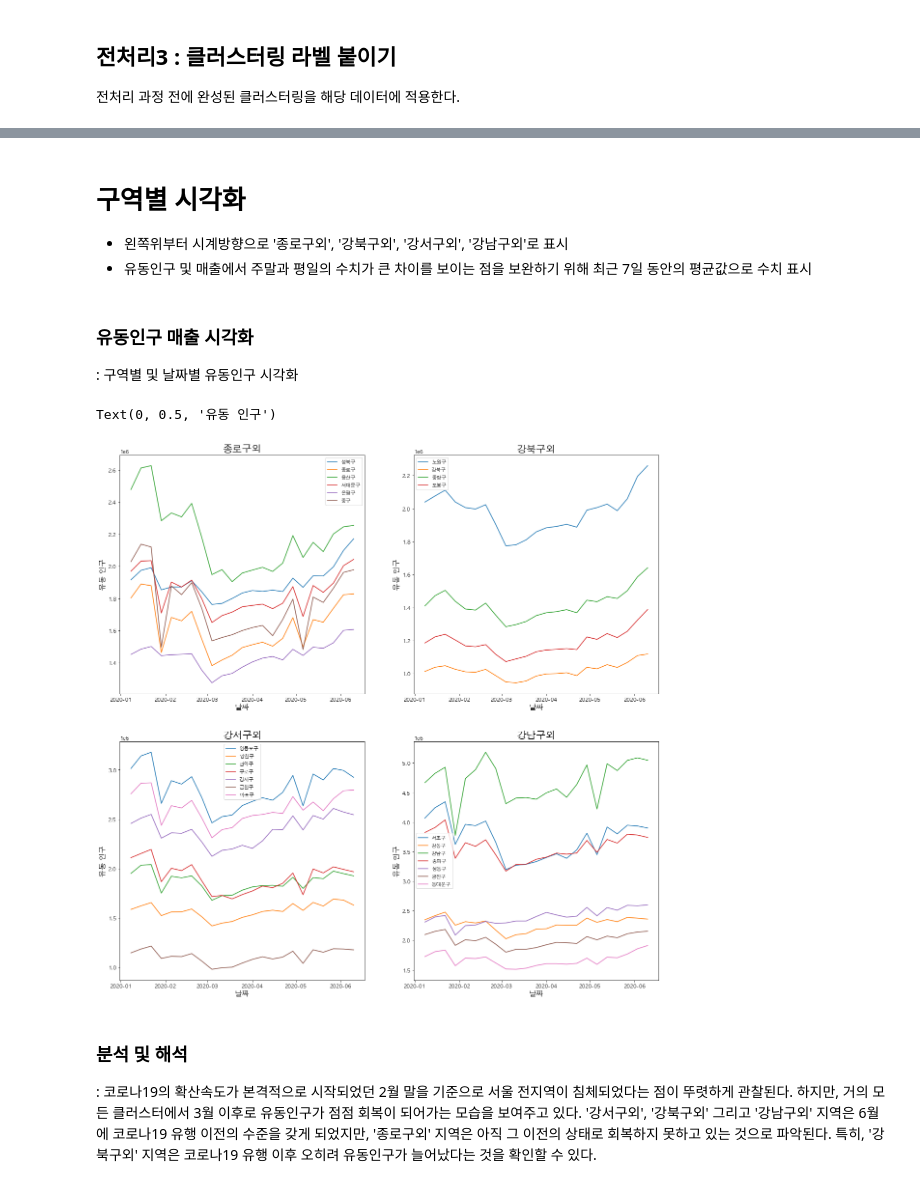
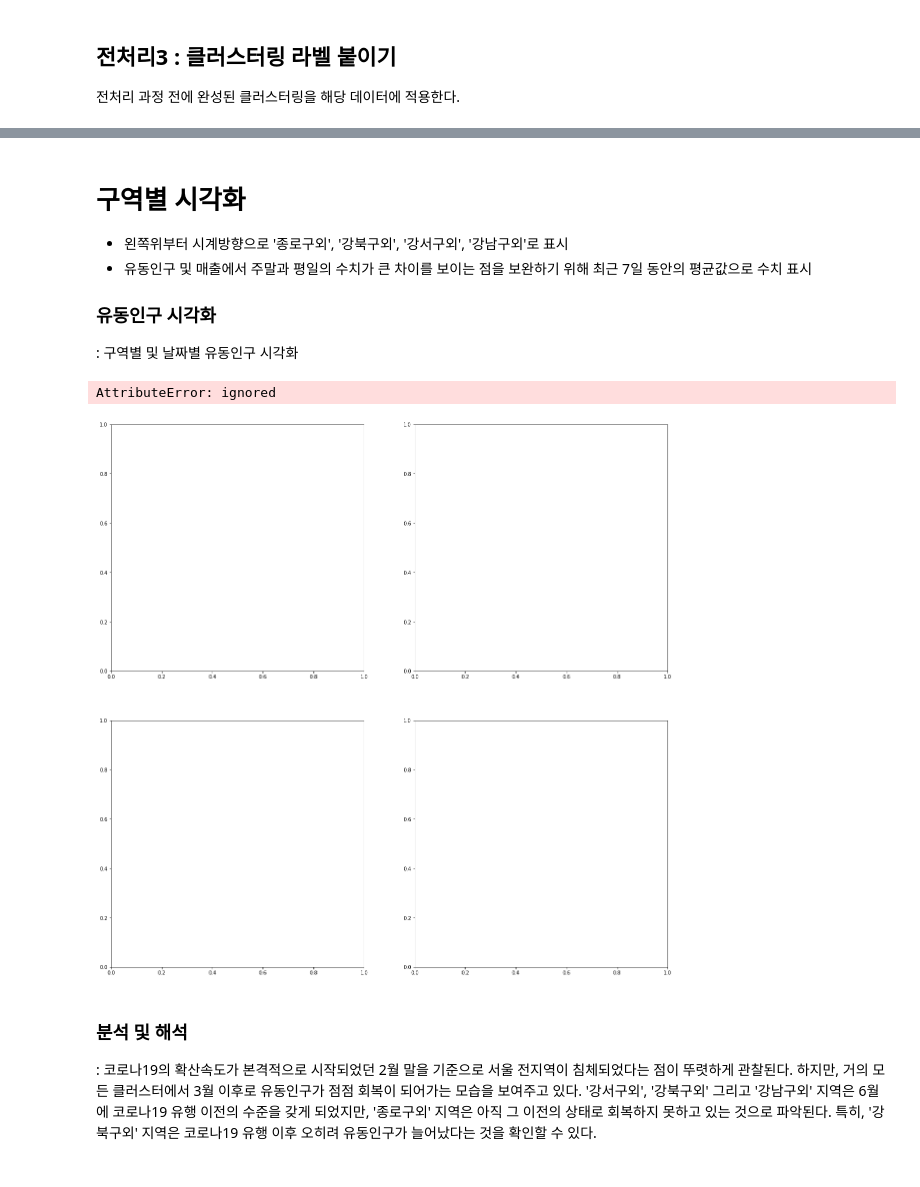
Before and after one commit to mjiii25/prac_class, a Jupyter notebook: Personal-Project__20183127-MinjiSung.ipynb, the cells around one changed output, grey strips where cells are left out. Cells and saved outputs as stored; diff of their text form; code cells hidden in the pictures.

```diff
--- a/Personal-Project__20183127-MinjiSung.ipynb
+++ b/Personal-Project__20183127-MinjiSung.ipynb
@@ -291,57 +301,57 @@ card.head()
 
 - 왼쪽위부터 시계방향으로 '종로구외', '강북구외', '강서구외', '강남구외'로 표시
 - 유동인구 및 매출에서 주말과 평일의 수치가 큰 차이를 보이는 점을 보완하기 위해 최근 7일 동안의 평균값으로 수치 표시
+
+### 유동인구 시각화
+: 구역별 및 날짜별 유동인구 시각화
-# %% [markdown]
-### 유동인구 매출 시각화
-: 구역별 및 날짜별 유동인구 시각화
 # %%
-fig,axs=plt.subplots(2,2,figsize=(20,20))
+fig,axs = plt.subplots(2,2,figsize = (20,20))
 
-fpopl_gangnams=fpopl[fpopl.clustering=='강남구외']
-grouped_gangnams=fpopl_gangnams.drop(columns=['tmzon_se_code','adstrd_code']).groupby(['signgu_nm','base_ymd']).sum()
-for gu in fpopl_gangnams.signgu_nm.unique():
-    grouped_gangnams.loc[gu,:].rolling(window=7).mean()[::7].plot(ax=axs[1,1])
-axs[1,1].legend(fpopl_gangnams.signgu_nm.unique())
+fpopl_gangnams = fpopl[fpopl.clustering == '강남구외']
+grouped_gangnams = fpopl_gangnams.drop(columns = ['tmzon_se_code', 'adstrd_code']).groupby(['signgu_nm', 'base_ymd']).sum()
+for gu in fpopl_gangnams.signgu_nm_unique():
+  groupe_gangnams.loc[gu,:].rolling(window = 7).mean()[::7].plot(ax=axs[1,1])
+axs[1,1].legend(fpopl_gangnams,signsu_nm.unique())
 
-axs[1,1].set_title('강남구외',fontsize=20)
-axs[1,1].set_xlabel('날짜',fontsize=15)
-axs[1,1].set_ylabel('유동 인구',fontsize=15)
+axs[1,1].set_title('강남구외', fontsize = 20)
+axs[1,1].set_xlabel('날짜', fontsize = 15)
+axs[1,1].set_ylabel('유동 인구', fontsize = 15)
 
 
-fpopl_gangseos=fpopl[fpopl.clustering=='강서구외']
-grouped_gangseos=fpopl_gangseos.drop(columns=['tmzon_se_code','adstrd_code']).groupby(['signgu_nm','base_ymd']).sum()
-for gu in fpopl_gangseos.signgu_nm.unique():
-    grouped_gangseos.loc[gu,:].rolling(window=7).mean()[::7].plot(ax=axs[1,0])
-axs[1,0].legend(fpopl_gangseos.signgu_nm.unique())
+fpopl_gangseos = fpopl[fpopl.clustering == '강서구외']
+grouped_gangseos = fpopl_gangseos.drop(columns = ['tmzon_se_code', 'adstrd_code']).groupby(['signgu_nm', 'base_ymd']).sum()
+for gu in fpopl_gangseos.signgu_nm_unique():
+  groupe_gangseos.loc[gu,:].rolling(window = 7).mean()[::7].plot(ax=axs[1,1])
+axs[1,1].legend(fpopl_gangseos,signsu_nm.unique())
 
-axs[1,0].set_title('강서구외',fontsize=20)
-axs[1,0].set_xlabel('날짜',fontsize=15)
-axs[1,0].set_ylabel('유동 인구',fontsize=15)
+axs[1,1].set_title('강서구외', fontsize = 20)
+axs[1,1].set_xlabel('날짜', fontsize = 15)
+axs[1,1].set_ylabel('유동 인구', fontsize = 15)
 
 
+fpopl_gangbuks = fpopl[fpopl.clustering == '강북구외']
+grouped_gangbuks = fpopl_gangbuks.drop(columns = ['tmzon_se_code', 'adstrd_code']).groupby(['signgu_nm', 'base_ymd']).sum()
+for gu in fpopl_gangbuks.signgu_nm_unique():
+  groupe_gangbuks.loc[gu,:].rolling(window = 7).mean()[::7].plot(ax=axs[1,1])
+axs[1,1].legend(fpopl_gangbuks,signsu_nm.unique())
 
-fpopl_gangbuks=fpopl[fpopl.clustering=='강북구외']
-grouped_gangbuks=fpopl_gangbuks.drop(columns=['tmzon_se_code','adstrd_code']).groupby(['signgu_nm','base_ymd']).sum()
-for gu in fpopl_gangbuks.signgu_nm.unique():
-    grouped_gangbuks.loc[gu,:].rolling(window=7).mean()[::7].plot(ax=axs[0,1])
-axs[0,1].legend(fpopl_gangbuks.signgu_nm.unique())
+axs[1,1].set_title('강북구외', fontsize = 20)
+axs[1,1].set_xlabel('날짜', fontsize = 15)
+axs[1,1].set_ylabel('유동 인구', fontsize = 15)
 
-axs[0,1].set_title('강북구외',fontsize=20)
-axs[0,1].set_xlabel('날짜',fontsize=15)
-axs[0,1].set_ylabel('유동 인구',fontsize=15)
 
-fpopl_jongnos=fpopl[fpopl.clustering=='종로구외']
-grouped_jongnos=fpopl_jongnos.drop(columns=['tmzon_se_code','adstrd_code']).groupby(['signgu_nm','base_ymd']).sum()
-for gu in fpopl_jongnos.signgu_nm.unique():
-    grouped_jongnos.loc[gu,:].rolling(window=7).mean()[::7].plot(ax=axs[0,0])
-axs[0,0].legend(fpopl_jongnos.signgu_nm.unique())
+fpopl_jongnos = fpopl[fpopl.clustering == '종로구외']
+grouped_jongnos = fpopl_jongnos.drop(columns = ['tmzon_se_code', 'adstrd_code']).groupby(['signgu_nm', 'base_ymd']).sum()
+for gu in fpopl_jongnos.signgu_nm_unique():
+  groupe_jongnos.loc[gu,:].rolling(window = 7).mean()[::7].plot(ax=axs[1,1])
+axs[1,1].legend(fpopl_jongnos,signsu_nm.unique())
 
-axs[0,0].set_title('종로구외',fontsize=20)
-axs[0,0].set_xlabel('날짜',fontsize=15)
-axs[0,0].set_ylabel('유동 인구',fontsize=15)
+axs[1,1].set_title('종로구외', fontsize = 20)
+axs[1,1].set_xlabel('날짜', fontsize = 15)
+axs[1,1].set_ylabel('유동 인구', fontsize = 15)
 # %% [output]
-Text(0, 0.5, '유동 인구')
+AttributeError: ignored
-[figure, old version]
+[figure, new version]
 # %% [markdown]
 ### 분석 및 해석
 
```
Also changed, not shown: parts of 26 cells of this notebook.
